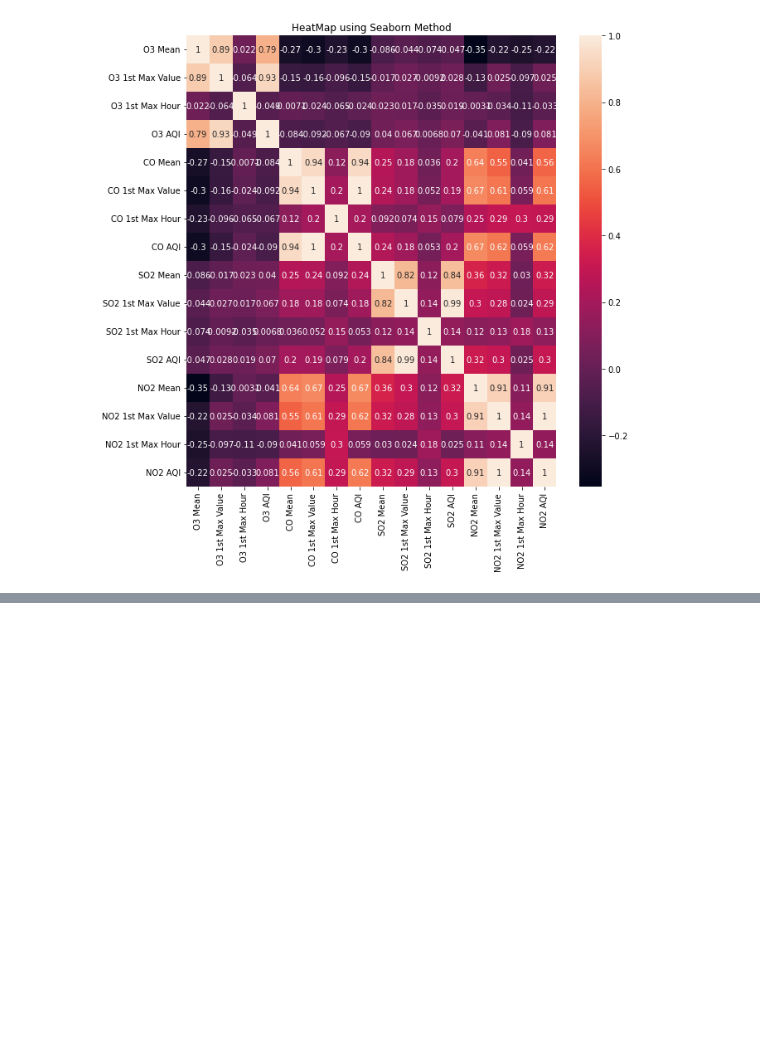
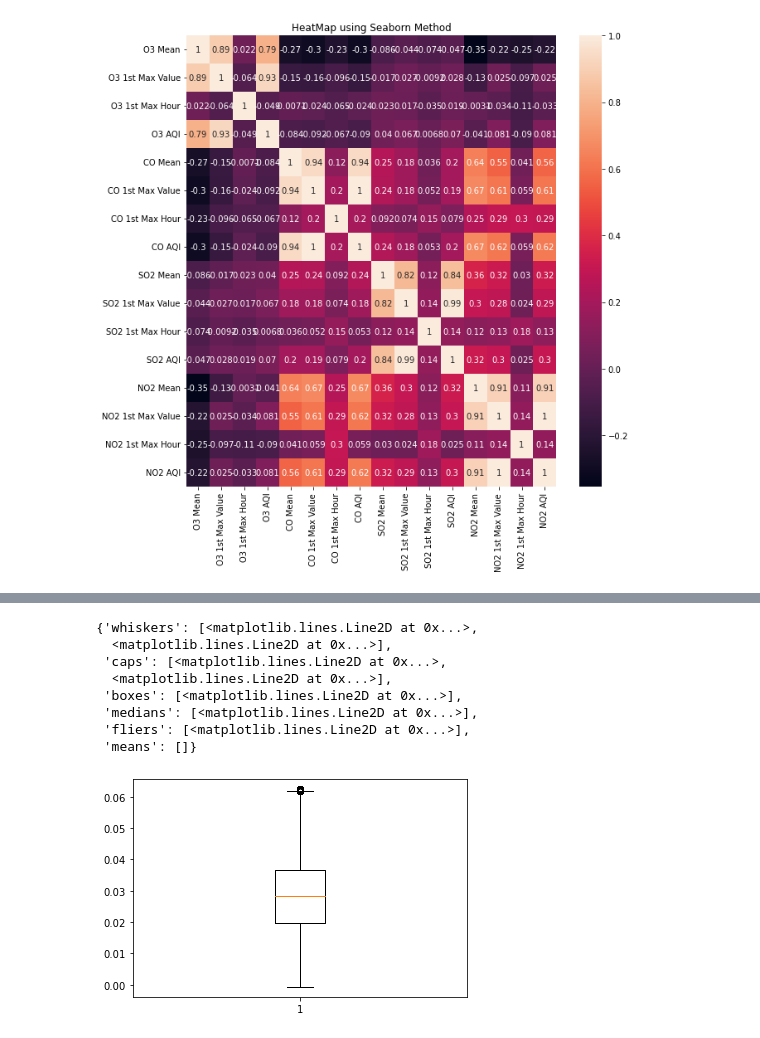
Before and after one commit to aswathipv/ictlarkaswathi, a Jupyter notebook: week1-checkpoint.ipynb, the cells around one changed output, grey strips where cells are left out. Drawn from its saved outputs; the diff is of its cells as text; code cells hidden in the pictures; blank space fills up the shorter version.

```diff
--- a/week1-checkpoint.ipynb
+++ b/week1-checkpoint.ipynb
@@ -195,0 +241,11 @@ newdata=data.drop(['Year','Date','Month','Day','Address','State','County','City'
+# %%
+def outlier_handling(data):
+    q1 = data.quantile(0.25)
+    q3 = data.quantile(0.75)
+    iqr = q3 - q1
+    q_limit = 1.5 * iqr
+    upper_limit = q3 + q_limit
+    lower_limt = q1 - q_limit
+    outliers = data.loc[(data < lower_limt) ^ (data > upper_limit)].tolist()
+    idx = data.loc[(data < lower_limt) ^ (data > upper_limit)].index.tolist()
+    return outliers, idx
@@ -195,0 +267,19 @@ newdata=data.drop(['Year','Date','Month','Day','Address','State','County','City'
+# %%
+o3_outlier_list, o3_outlier_index = outlier_handling(data['O3 1st Max Value'])
+o3h_outlier_list, o3h_outlier_index = outlier_handling(data['O3 1st Max Hour'])
+o3aqi_oulliers, o3aqi_outlier_index = outlier_handling(data['O3 AQI'])
+o3_mean,o3_mean_index=outlier_handling(data['O3 Mean'])
+# %%
+data['O3 Mean'].replace([o3_mean], data['O3 Mean'].mean(), inplace=True)
+# %%
+plt.boxplot(data['O3 Mean'])
+# %% [output]
+{'whiskers': [<matplotlib.lines.Line2D at 0x...>,
+  <matplotlib.lines.Line2D at 0x...>],
+ 'caps': [<matplotlib.lines.Line2D at 0x...>,
+  <matplotlib.lines.Line2D at 0x...>],
+ 'boxes': [<matplotlib.lines.Line2D at 0x...>],
+ 'medians': [<matplotlib.lines.Line2D at 0x...>],
+ 'fliers': [<matplotlib.lines.Line2D at 0x...>],
+ 'means': []}
+[figure, added]
```
Also changed, not shown: parts of 40 cells of this notebook.
